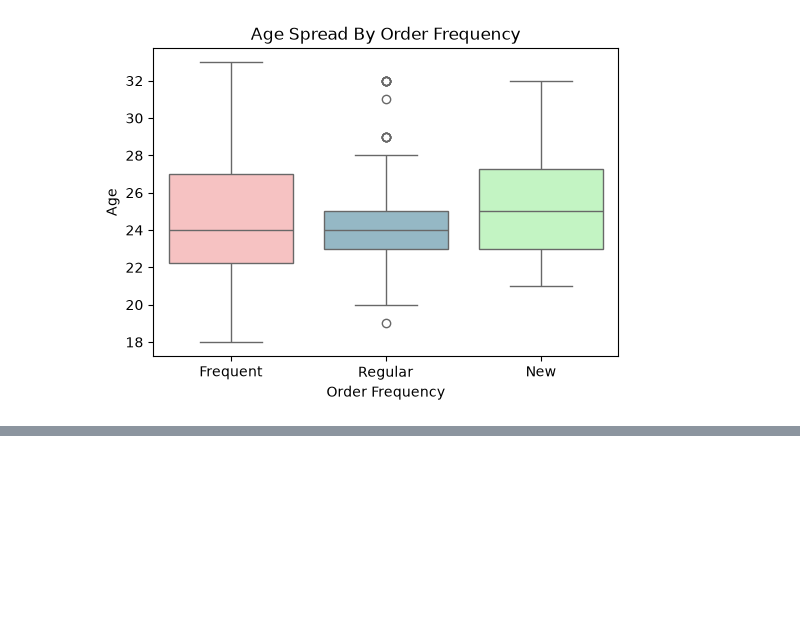
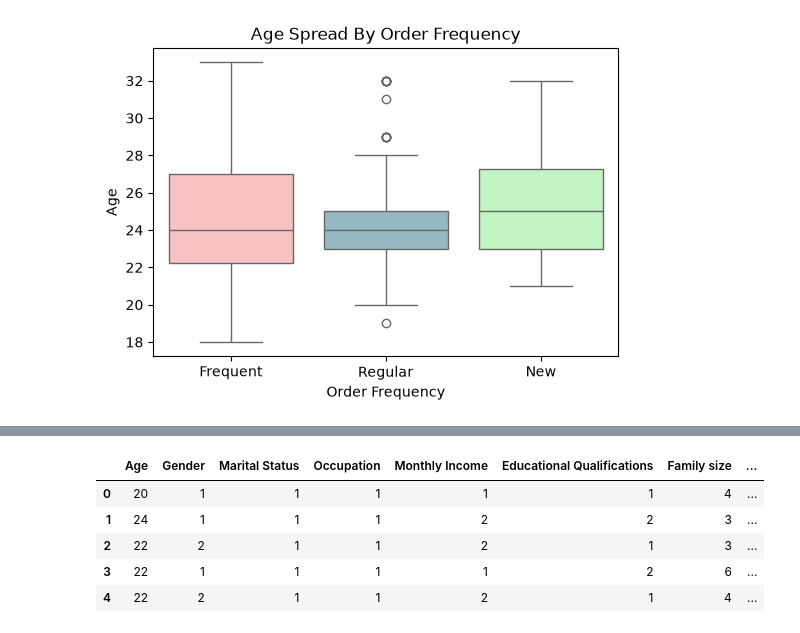
Before and after one commit to angliu544/Kaggle-Presentation, a Jupyter notebook: present.ipynb, the cells around one changed output, grey strips where cells are left out. Drawn from its saved outputs; the diff is of its cells as text; code cells hidden in the pictures; blank space fills up the shorter version.

Commit message:
Replaces string values with integer classes

```diff
--- a/present.ipynb
+++ b/present.ipynb
@@ -125,3 +125,17 @@ Passing `palette` without assigning `hue` is deprecated and will be removed in v
 
   ax = sns.boxplot(data=dataset_clean, x="Customer Type", y="Age", palette=["#ffb9b9", "#8dbccd", "#BBFCBB"])
 [figure]
+# %%
+dataset_clean.head()
+unique_sets = {}
+unique_sets['Gender'] = dataset_clean['Gender'].unique()
+unique_sets['Marital Status'] = dataset_clean['Marital Status'].unique()
+unique_sets['Occupation'] = dataset_clean['Occupation'].unique()
+unique_sets['Monthly Income'] = dataset_clean['Monthly Income'].unique()
+unique_sets['Educational Qualifications'] = dataset_clean['Educational Qualifications'].unique()
+unique_sets['Customer Type'] = dataset_clean['Customer Type'].unique()
+
+print(unique_sets)
+for column_name, uniques in unique_sets.items():
+    for class_num, class_type in enumerate(uniques, start=1):
+        dataset_clean[column_name] = dataset_clean[column_name].replace({class_type:class_num})
@@ -127,0 +157,9 @@ Passing `palette` without assigning `hue` is deprecated and will be removed in v
+# %%
+dataset_clean.head()
+# %% [output]
+|  | Age | Gender | Marital Status | Occupation | Monthly Income | Educational Qualifications | Family size | ... |
+| 0 | 20 | 1 | 1 | 1 | 1 | 1 | 4 | ... |
+| 1 | 24 | 1 | 1 | 1 | 2 | 2 | 3 | ... |
+| 2 | 22 | 2 | 1 | 1 | 2 | 1 | 3 | ... |
+| 3 | 22 | 1 | 1 | 1 | 1 | 2 | 6 | ... |
+| 4 | 22 | 2 | 1 | 1 | 2 | 1 | 4 | ... |
```
Also changed, not shown: parts of 1 cell of this notebook.
